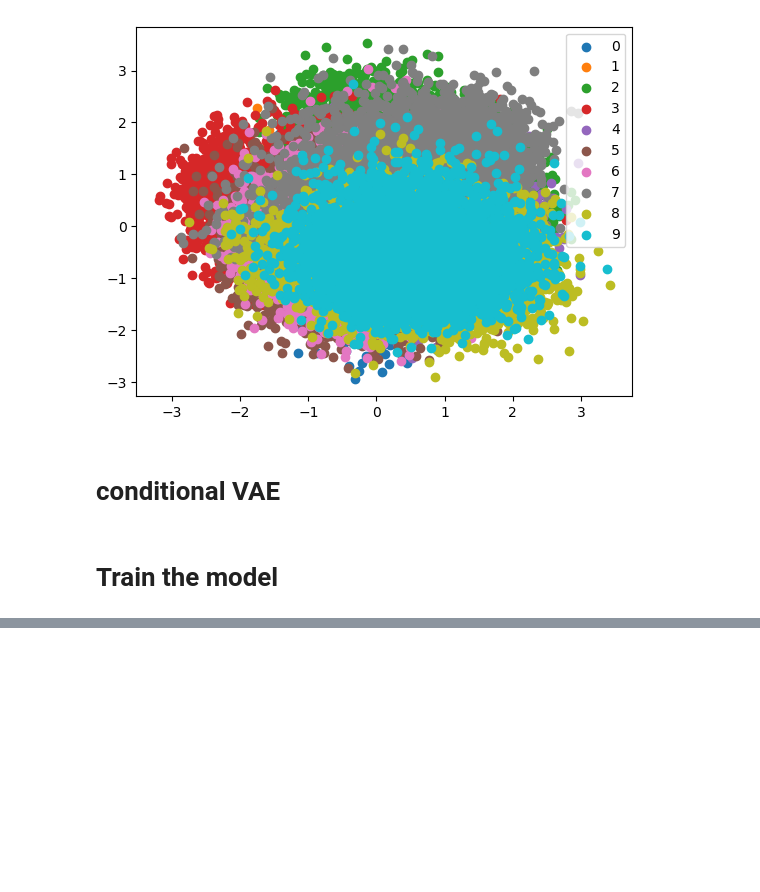
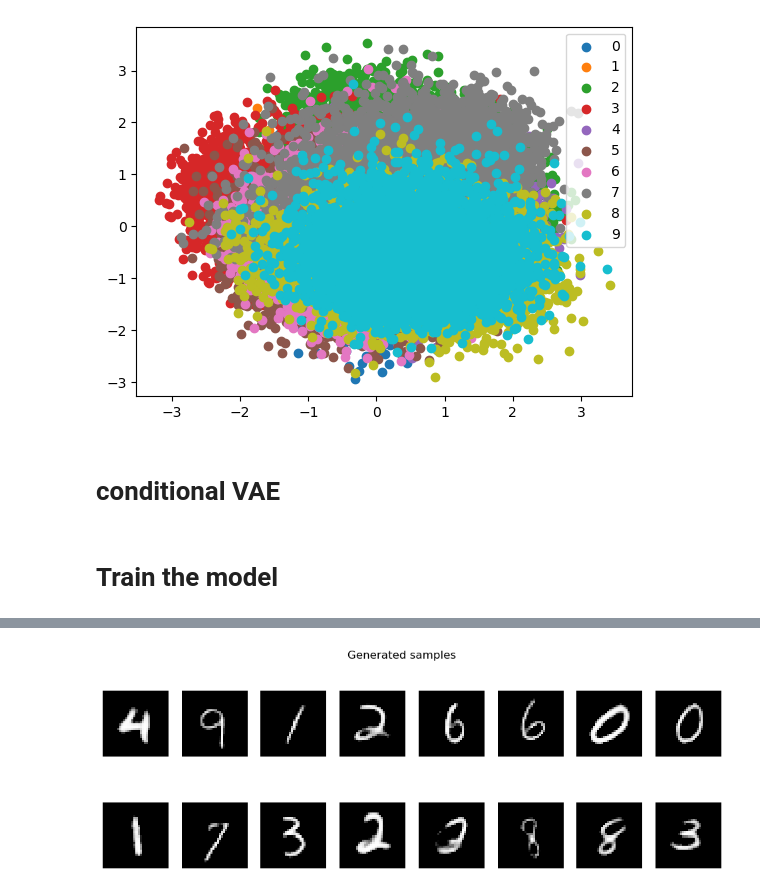
Before and after one commit to pyrysj/diffusion-models-project, a Jupyter notebook: VAE-notebook.ipynb, the cells around one changed output, grey strips where cells are left out. Saved outputs shown, nothing was run; the diff lists cells and outputs as text; code cells hidden in the pictures; blank space fills up the shorter version.

Commit message:
Added some code to conditionally sample from the distribution

```diff
--- a/VAE-notebook.ipynb
+++ b/VAE-notebook.ipynb
@@ -671,0 +695,26 @@ RuntimeError: Tensors must have same number of dimensions: got 4 and 2
+# %%
+model.eval()
+
+with torch.no_grad():
+    # draw some Cs randomly
+    c = torch.randint(10, (16,)).to(device)
+
+    z = torch.randn((16,20)).to(device)
+
+    generated = model.decoder(z,c).cpu()
+    generated = generated.view(-1,1,32,32)
+
+# return the draws to device so that we can use them to visualsie samples
+c = c.cpu
+# plot generated samples
+fig, axes = plt.subplots(2,8,figsize=(12,4))
+for i, ax in enumerate(axes.flat):
+    ax.imshow(generated[i][0], cmap='gray')
+    ax.axis('off')
+    ax.set_title(f"draw from {c[i]}")
+
+
+plt.suptitle("Generated samples")
+plt.show()
+# %% [output]
+[figure, added]
```
Also changed, not shown: parts of 3 cells of this notebook.
